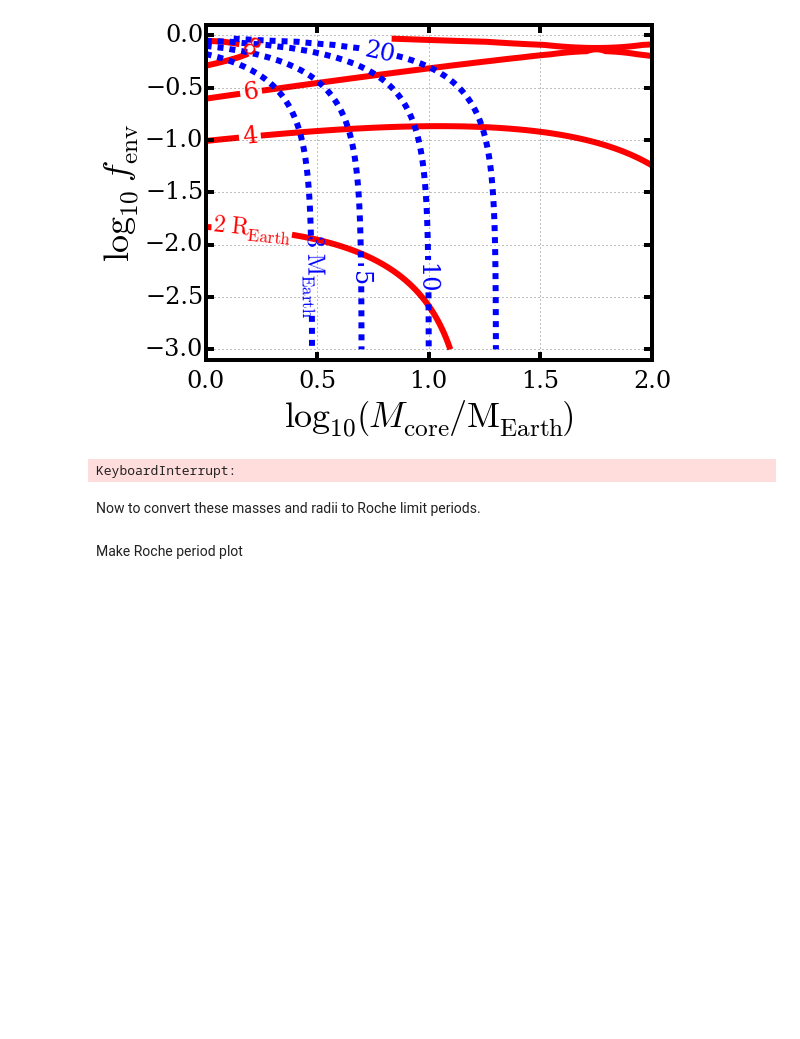
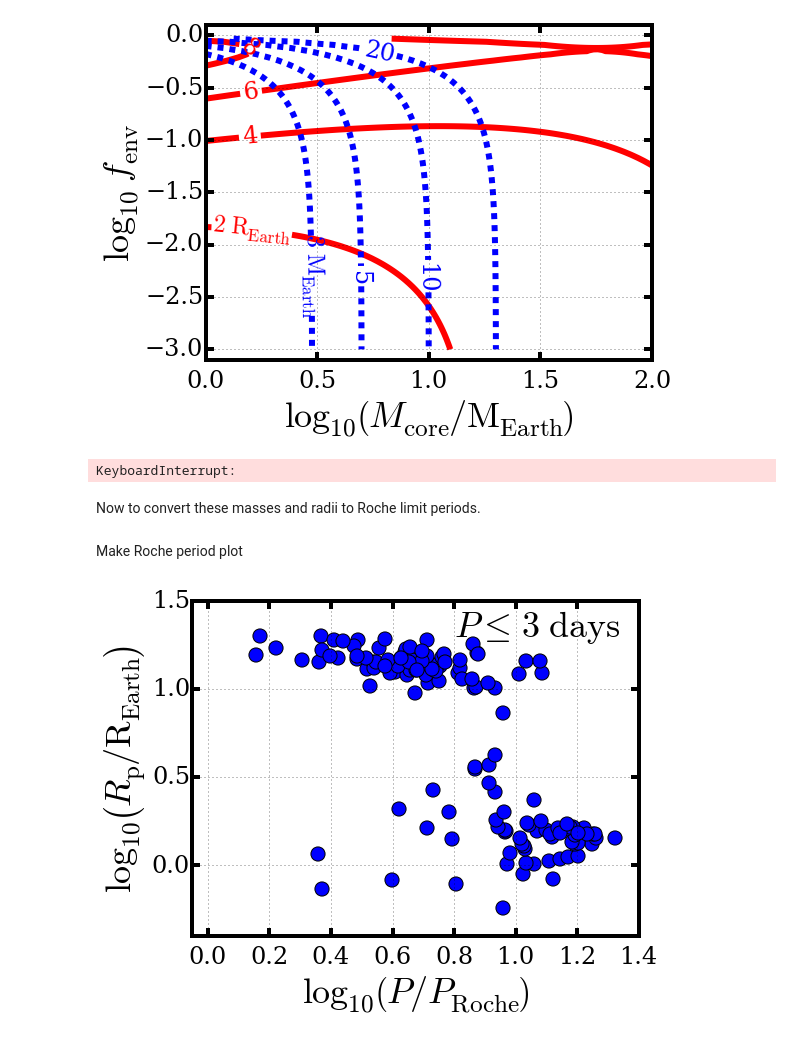
Before and after one commit to decaelus/CeMDA_tidal_evol, a Jupyter notebook: CeDMA_Calculations.ipynb, the cells around one changed output. Saved outputs shown, nothing was run; the diff lists cells and outputs as text; code cells hidden in the pictures; blank space fills up the shorter version.

Commit message:
Made PRoche figure without other PRoche vertical line

```diff
--- a/CeDMA_Calculations.ipynb
+++ b/CeDMA_Calculations.ipynb
@@ -507,35 +507,38 @@ Make Roche period plot
 fig = plt.figure(figsize=(default_fig_width, default_fig_height))
 ax = fig.add_subplot(111)
 
 exoplanets_table = Table.read('exoplanets-org_2015Dec7.csv', format='ascii.csv')
 
 ind = np.where(exoplanets_table['PER (day)'] < 3.)
 exoplanets_table['PRoche (days)'] = \
     Rappaport_Roche_limit(exoplanets_table['MASS (Mearth)']*cds.Mgeo, exoplanets_table['R (Rearth)']*cds.Rgeo)
 
 x = exoplanets_table['PER (day)'][ind]/exoplanets_table['PRoche (days)'][ind]
 y = exoplanets_table['R (Rearth)'][ind]
 ax.scatter(np.log10(x), np.log10(y), s=200)
 
 #    period0 = 12.6/24.*u.day #days
 #For a planet comprised of a highly compressible fluid
 #ax.axvline(0., lw=6, ls='--', color='k', zorder=-1)
 
 #Add in 12.6-hour Roche limit
 #  A body comprised of an incompressible fluid with negligible bulk tensile strength
-ax.axvline(np.log10(12.6/9.6), lw=6, ls='--', color='k', zorder=-1)
-ax.text(-0.01, 1.1, '$P_{\\rm Roche, 0} = {\\rm 12.6\ hours}$', rotation=90, fontsize=30)
+#ax.axvline(np.log10(12.6/9.6), lw=6, ls='--', color='k', zorder=-1)
+#ax.text(-0.01, 1.1, '$P_{\\rm Roche, 0} = {\\rm 12.6\ hours}$', rotation=90, fontsize=30)
 
 ax.set_xlim([-0.05, 1.4])
 ax.set_ylim([-0.4, 1.5])
 
 #ax.fill_between([-0.3, 0.], -0.4, 1.4, color='lightgrey', zorder=-1)
 
 ax.set_xlabel('$\\log_{\\rm 10} \\left( P/P_{\\rm Roche} \\right)$', fontsize=36)
 ax.set_ylabel('$\\log_{\\rm 10} \\left( R_{\\rm p}/{\\rm R_{Earth}} \\right)$', fontsize=36)
 
 ax.text(0.8, 1.3, '$P \\leq\ {\\rm 3\ days}$', fontsize=36)
 #fig.savefig('P-PRoche.eps', dpi=1000, bbox_inches='tight')
+fig.savefig('P-PRoche_without-other-PRoche.eps', dpi=1000, bbox_inches='tight')
+# %% [output]
+[figure, added]
 # %%
 #Reproducing one of the curves from Valsecchi+ (2015) Fig. 7
 Mps =
```
Also changed, not shown: 1 other file.
